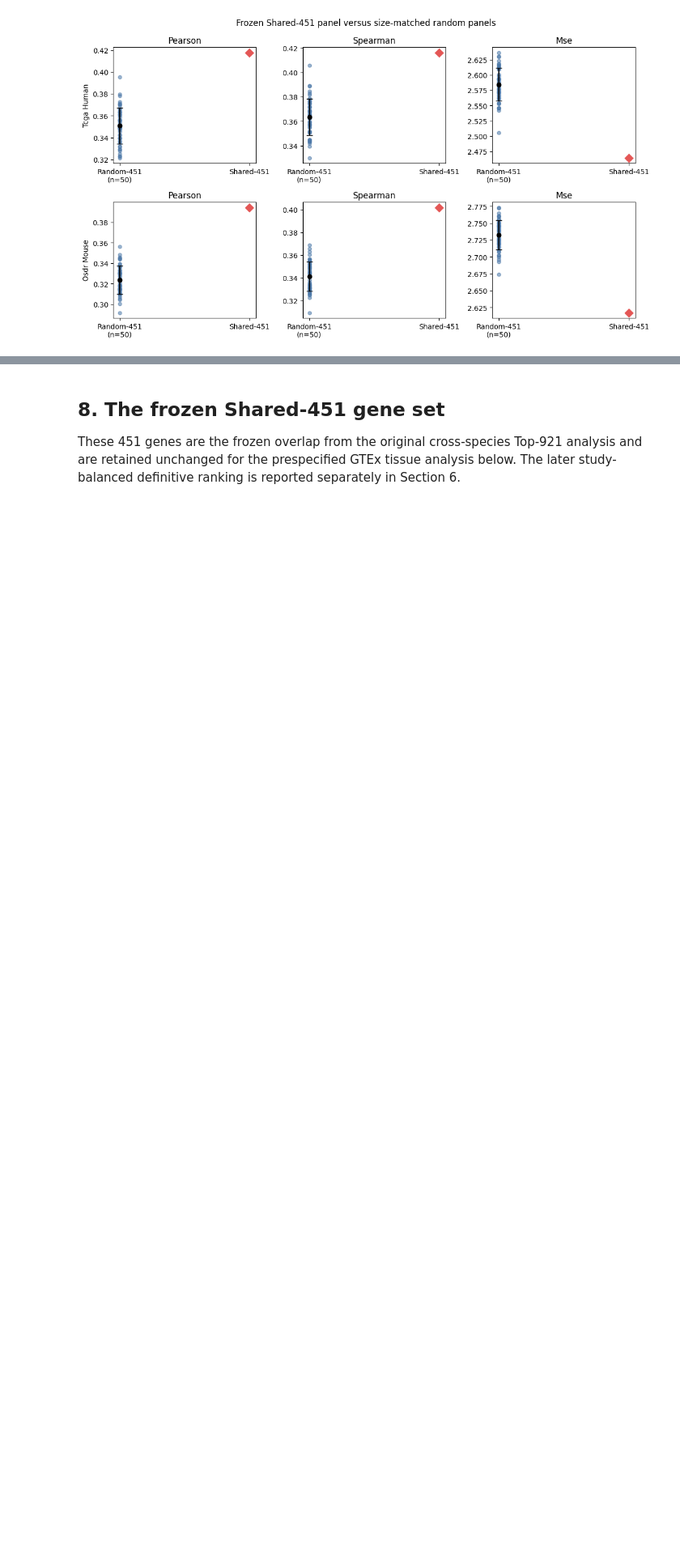
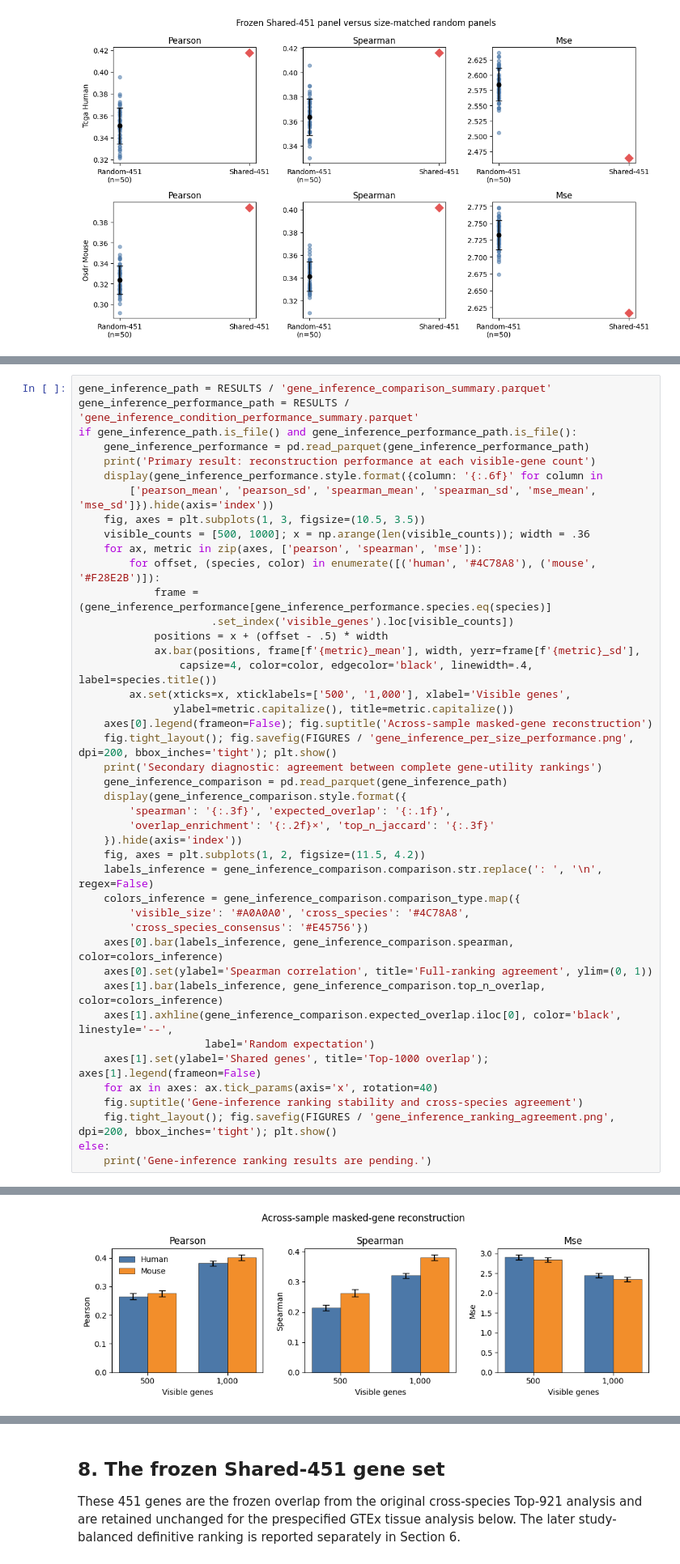
Before and after one commit to alwalt/bridge-rna, a Jupyter notebook: benchmarks/landmark_gene_sufficiency/landmark_gene_sufficiency_benchmark.ipynb, the cells around one changed output, grey strips where cells are left out. Shown at 81% size. Drawn from its saved outputs; the diff is of its cells as text; blank space fills up the shorter version.

```diff
--- a/benchmarks/landmark_gene_sufficiency/landmark_gene_sufficiency_benchmark.ipynb
+++ b/benchmarks/landmark_gene_sufficiency/landmark_gene_sufficiency_benchmark.ipynb
@@ -408,0 +468,44 @@ else:
+# %%
+gene_inference_path = RESULTS / 'gene_inference_comparison_summary.parquet'
+gene_inference_performance_path = RESULTS / 'gene_inference_condition_performance_summary.parquet'
+if gene_inference_path.is_file() and gene_inference_performance_path.is_file():
+    gene_inference_performance = pd.read_parquet(gene_inference_performance_path)
+    print('Primary result: reconstruction performance at each visible-gene count')
+    display(gene_inference_performance.style.format({column: '{:.6f}' for column in
+        ['pearson_mean', 'pearson_sd', 'spearman_mean', 'spearman_sd', 'mse_mean', 'mse_sd']}).hide(axis='index'))
+    fig, axes = plt.subplots(1, 3, figsize=(10.5, 3.5))
+    visible_counts = [500, 1000]; x = np.arange(len(visible_counts)); width = .36
+    for ax, metric in zip(axes, ['pearson', 'spearman', 'mse']):
+        for offset, (species, color) in enumerate([('human', '#4C78A8'), ('mouse', '#F28E2B')]):
+            frame = (gene_inference_performance[gene_inference_performance.species.eq(species)]
+                     .set_index('visible_genes').loc[visible_counts])
+            positions = x + (offset - .5) * width
+            ax.bar(positions, frame[f'{metric}_mean'], width, yerr=frame[f'{metric}_sd'],
+                capsize=4, color=color, edgecolor='black', linewidth=.4, label=species.title())
+        ax.set(xticks=x, xticklabels=['500', '1,000'], xlabel='Visible genes',
+               ylabel=metric.capitalize(), title=metric.capitalize())
+    axes[0].legend(frameon=False); fig.suptitle('Across-sample masked-gene reconstruction')
+    fig.tight_layout(); fig.savefig(FIGURES / 'gene_inference_per_size_performance.png', dpi=200, bbox_inches='tight'); plt.show()
+    print('Secondary diagnostic: agreement between complete gene-utility rankings')
+    gene_inference_comparison = pd.read_parquet(gene_inference_path)
+    display(gene_inference_comparison.style.format({
+        'spearman': '{:.3f}', 'expected_overlap': '{:.1f}',
+        'overlap_enrichment': '{:.2f}×', 'top_n_jaccard': '{:.3f}'
+    }).hide(axis='index'))
+    fig, axes = plt.subplots(1, 2, figsize=(11.5, 4.2))
+    labels_inference = gene_inference_comparison.comparison.str.replace(': ', '\n', regex=False)
+    colors_inference = gene_inference_comparison.comparison_type.map({
+        'visible_size': '#A0A0A0', 'cross_species': '#4C78A8',
+        'cross_species_consensus': '#E45756'})
+    axes[0].bar(labels_inference, gene_inference_comparison.spearman, color=colors_inference)
+    axes[0].set(ylabel='Spearman correlation', title='Full-ranking agreement', ylim=(0, 1))
+    axes[1].bar(labels_inference, gene_inference_comparison.top_n_overlap, color=colors_inference)
+    axes[1].axhline(gene_inference_comparison.expected_overlap.iloc[0], color='black', linestyle='--',
+                    label='Random expectation')
+    axes[1].set(ylabel='Shared genes', title='Top-1000 overlap'); axes[1].legend(frameon=False)
+    for ax in axes: ax.tick_params(axis='x', rotation=40)
+    fig.suptitle('Gene-inference ranking stability and cross-species agreement')
+    fig.tight_layout(); fig.savefig(FIGURES / 'gene_inference_ranking_agreement.png', dpi=200, bbox_inches='tight'); plt.show()
+else:
+    print('Gene-inference ranking results are pending.')
+# %% [output]
@@ -408,0 +518 @@ else:
+[figure, added]
```
Also changed, not shown: parts of 11 cells of this notebook, 24 other files.
